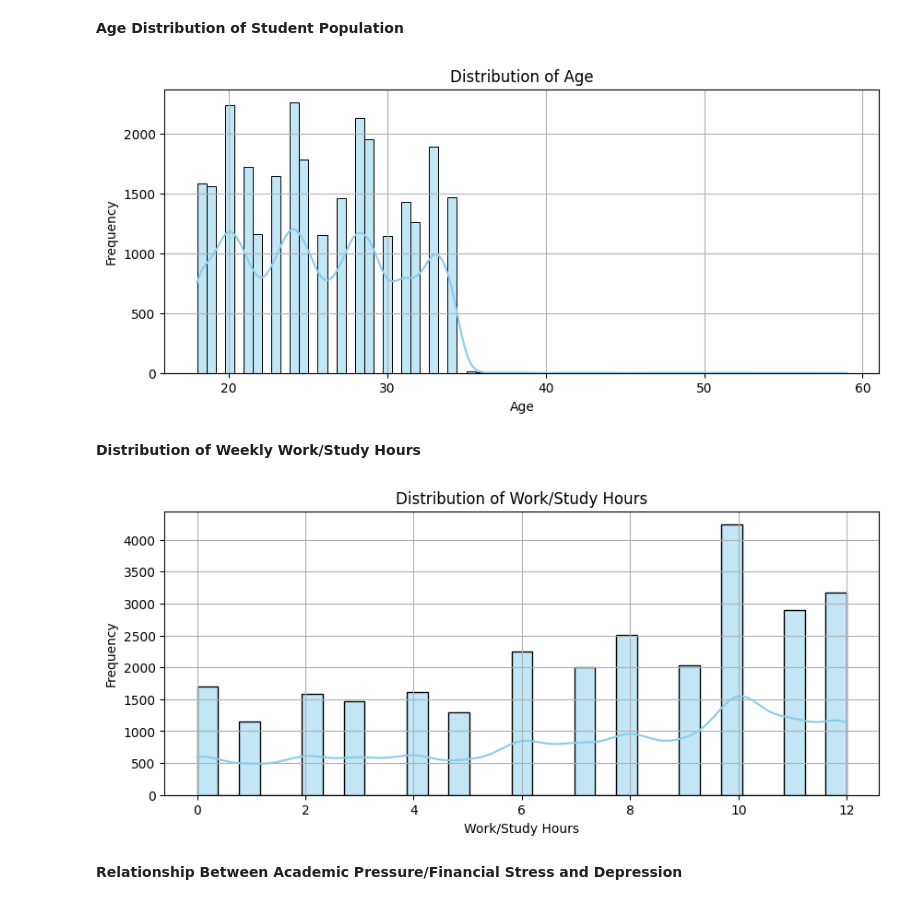
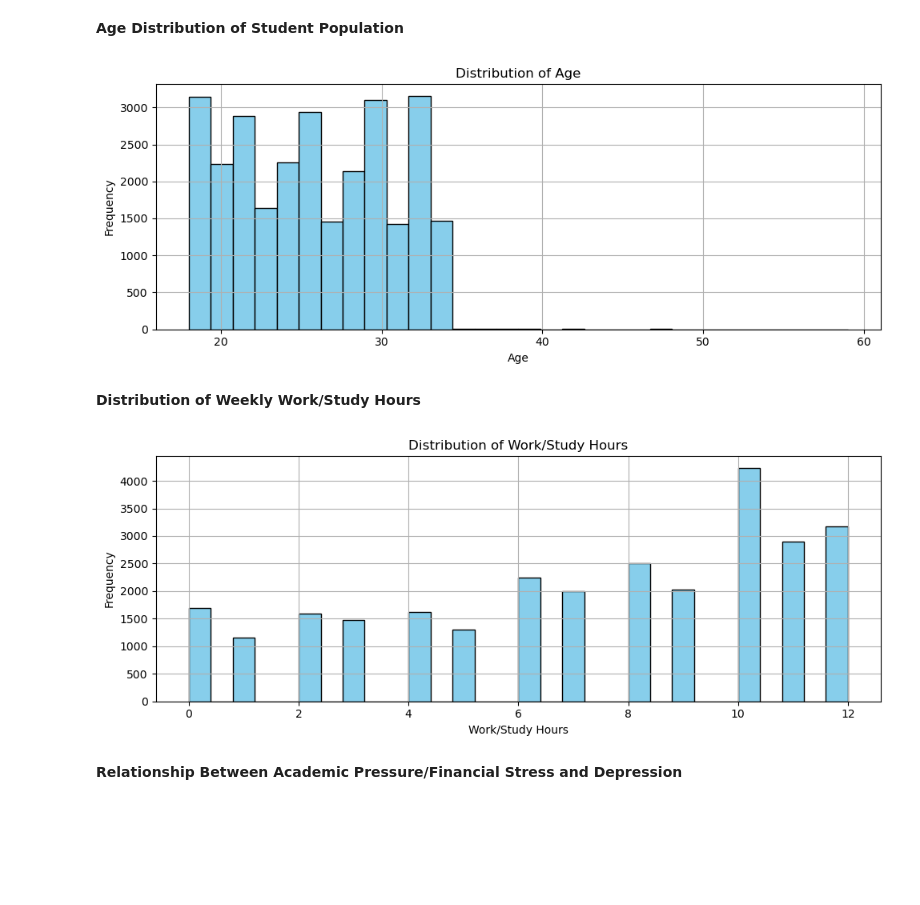
Before and after one commit to guyko29/student-depression-model, a Jupyter notebook: Student Depression Prediction.ipynb, the cells around one changed output. Saved outputs shown, nothing was run; the diff lists cells and outputs as text; code cells hidden in the pictures; blank space fills up the shorter version.

```diff
--- a/Student Depression Prediction.ipynb
+++ b/Student Depression Prediction.ipynb
@@ -161,29 +165,30 @@ plt.show()
 # %% [markdown]
 **Age Distribution of Student Population**
 # %%
-# Age - Histogram
+# Histogram using matplotlib only
 plt.figure(figsize=(10, 4))
-sns.histplot(df['Age'], kde=True, color='skyblue')
+plt.hist(df['Age'].dropna(), bins=30, color='skyblue', edgecolor='black')
 plt.title('Distribution of Age')
 plt.xlabel('Age')
 plt.ylabel('Frequency')
 plt.grid(True)
+plt.tight_layout()
 plt.show()
 # %% [output]
-[figure, old version]
+[figure, new version]
 # %% [markdown]
 **Distribution of Weekly Work/Study Hours**
 # %%
-# Work/Study Hours - Histogram
 plt.figure(figsize=(10, 4))
-sns.histplot(df['Work/Study Hours'], kde=True, color='skyblue')
+plt.hist(df['Work/Study Hours'].dropna(), bins=30, color='skyblue', edgecolor='black')
 plt.title('Distribution of Work/Study Hours')
 plt.xlabel('Work/Study Hours')
 plt.ylabel('Frequency')
 plt.grid(True)
+plt.tight_layout()
 plt.show()
 # %% [output]
-[figure, old version]
+[figure, new version]
 # %% [markdown]
 **Relationship Between Academic Pressure/Financial Stress and Depression**
 # %%
```
Also changed, not shown: parts of 10 cells of this notebook, 3 other files.
